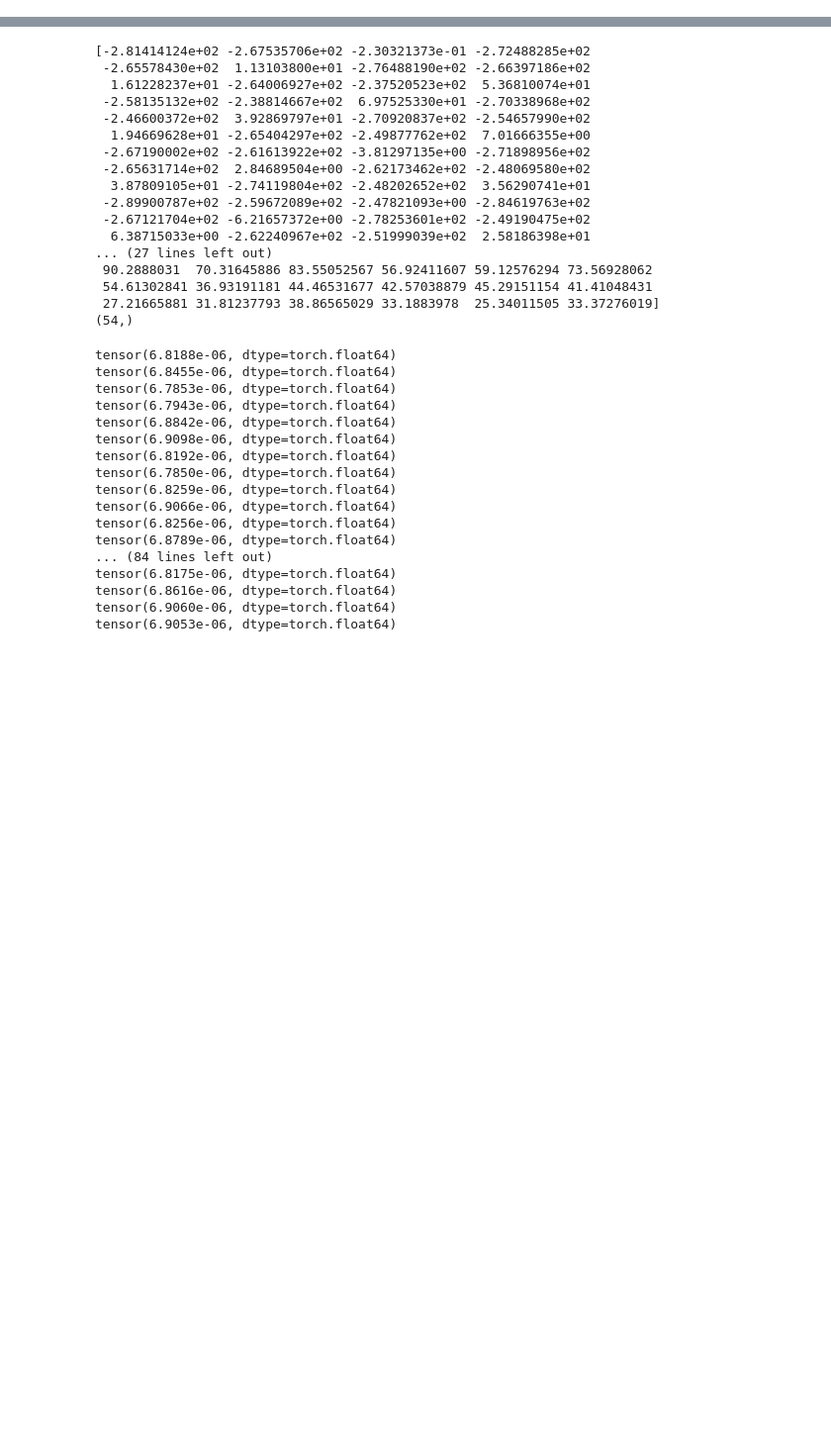
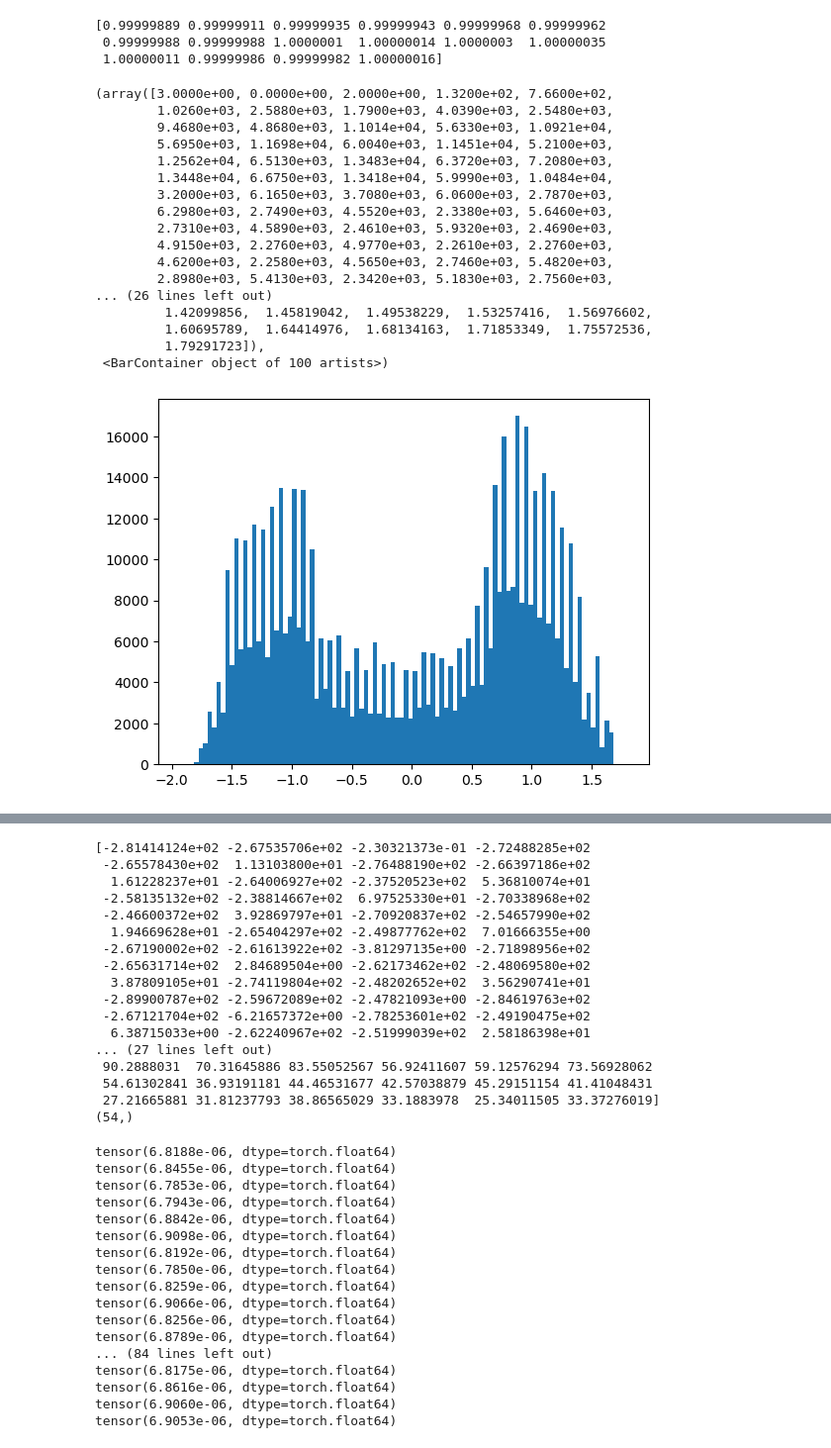
Before and after one commit to G1NO3/Rat7m-SPEDER, a Jupyter notebook: simulation.ipynb, the cells around one changed output, grey strips where cells are left out. Shown at 99% size. Drawn from its saved outputs; the diff is of its cells as text; code cells hidden in the pictures; blank space fills up the shorter version.

```diff
--- a/simulation.ipynb
+++ b/simulation.ipynb
@@ -16,0 +166,26 @@ import h5py
+# %%
+# print(np.mean(new_action, axis=0).shape)
+print(np.std(znormalized_state, axis=0))
+plt.hist(znormalized_state[:, 0], bins=100)
+# %% [output]
+[0.99999889 0.99999911 0.99999935 0.99999943 0.99999968 0.99999962
+ 0.99999988 0.99999988 1.0000001  1.00000014 1.0000003  1.00000035
+ 1.00000011 0.99999986 0.99999982 1.00000016]
+(array([3.0000e+00, 0.0000e+00, 2.0000e+00, 1.3200e+02, 7.6600e+02,
+        1.0260e+03, 2.5880e+03, 1.7900e+03, 4.0390e+03, 2.5480e+03,
+        9.4680e+03, 4.8680e+03, 1.1014e+04, 5.6330e+03, 1.0921e+04,
+        5.6950e+03, 1.1698e+04, 6.0040e+03, 1.1451e+04, 5.2100e+03,
+        1.2562e+04, 6.5130e+03, 1.3483e+04, 6.3720e+03, 7.2080e+03,
+        1.3448e+04, 6.6750e+03, 1.3418e+04, 5.9990e+03, 1.0484e+04,
+        3.2000e+03, 6.1650e+03, 3.7080e+03, 6.0600e+03, 2.7870e+03,
+        6.2980e+03, 2.7490e+03, 4.5520e+03, 2.3380e+03, 5.6460e+03,
+        2.7310e+03, 4.5890e+03, 2.4610e+03, 5.9320e+03, 2.4690e+03,
+        4.9150e+03, 2.2760e+03, 4.9770e+03, 2.2610e+03, 2.2760e+03,
+        4.6200e+03, 2.2580e+03, 4.5650e+03, 2.7460e+03, 5.4820e+03,
+        2.8980e+03, 5.4130e+03, 2.3420e+03, 5.1830e+03, 2.7560e+03,
+... (26 lines left out)
+         1.42099856,  1.45819042,  1.49538229,  1.53257416,  1.56976602,
+         1.60695789,  1.64414976,  1.68134163,  1.71853349,  1.75572536,
+         1.79291723]),
+ <BarContainer object of 100 artists>)
+[figure, added]
```
Also changed, not shown: parts of 18 cells of this notebook, 7 other files.
